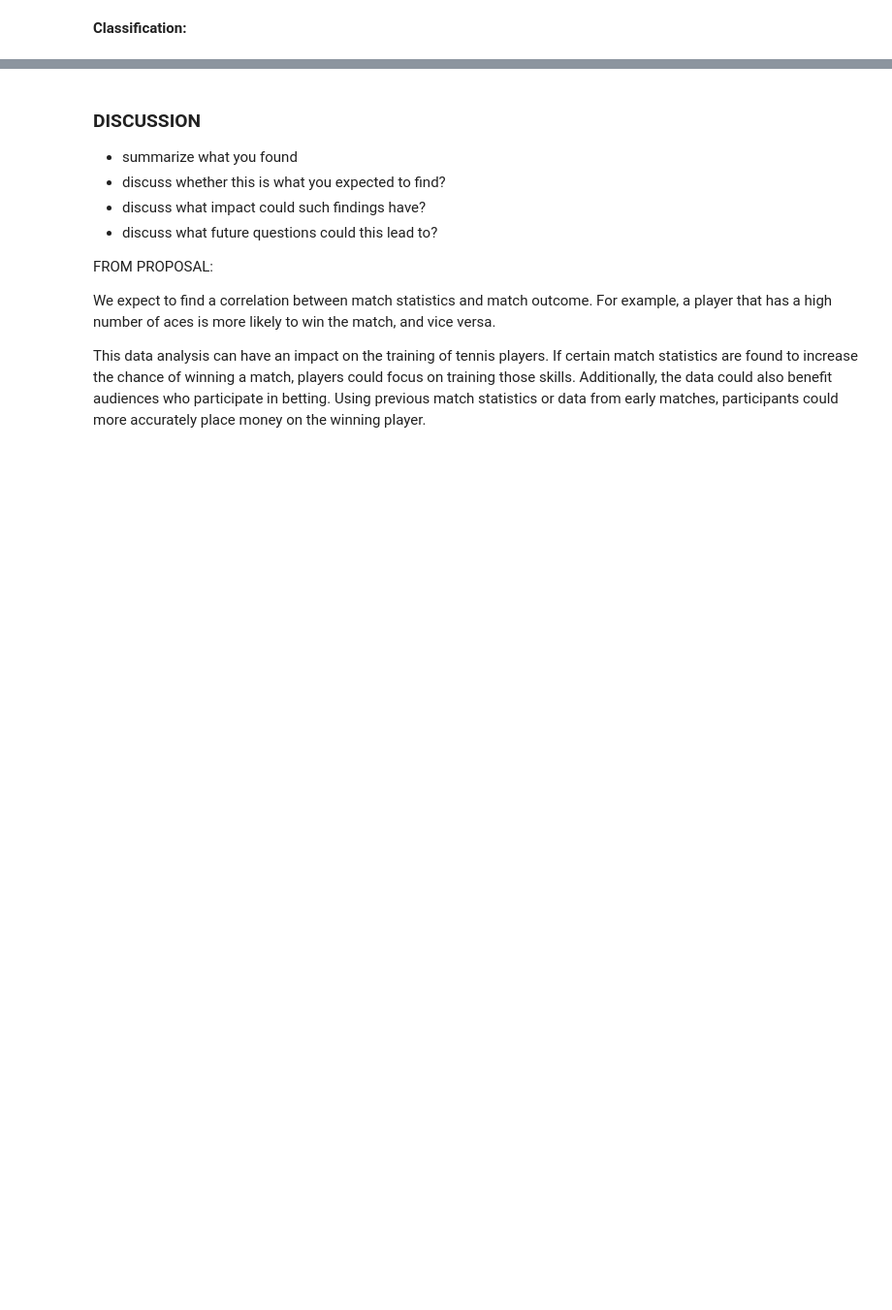
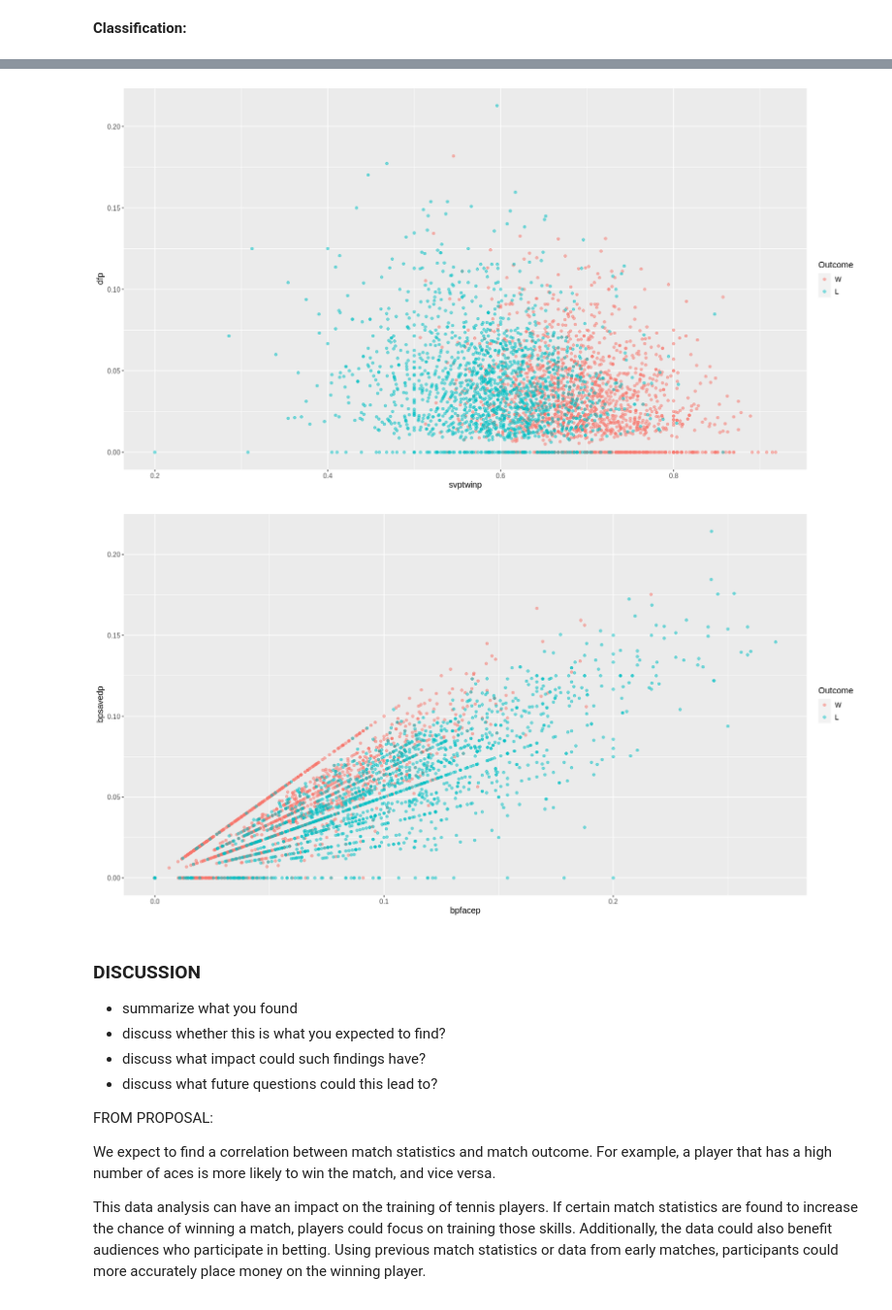
Before and after one commit to saucedo111/-Predicting-Tennis-Match-Outcomes, a Jupyter notebook: final_report.ipynb, the cells around one changed output, grey strips where cells are left out. Shown at 97% size. Saved outputs shown, nothing was run; the diff lists cells and outputs as text; code cells hidden in the pictures; blank space fills up the shorter version.

```diff
--- a/final_report.ipynb
+++ b/final_report.ipynb
@@ -338,0 +551,16 @@ bpSaved_plot
+# %%
+# KNN classification predicting
+knn_spec <- nearest_neighbor(weight_func = "rectangular", neighbors = 300) %>%
+  set_engine("kknn") %>%
+  set_mode("classification")
+tennis_fit <- workflow() %>%
+  add_recipe(tennis_recipe) %>%
+  add_model(knn_spec) %>%
+  fit(tennis_train_final)
+tennis_predict <- predict(tennis_fit, tennis_test_final)%>%
+                             bind_cols(tennis_test_final)
+tennis_metrics <- tennis_predict %>% metrics(truth=Outcome, estimate = .pred_class)
+tennis_conf_mat <- tennis_predict %>%
+                        conf_mat(truth = Outcome, estimate = .pred_class)
+tennis_metrics
+tennis_conf_mat
@@ -339,3 +577,26 @@ bpSaved_plot
+# %%
+# visualization
+# 2 graphs using different variables with importance to each other, serve category graph and break point category graph
+serve_g <- tennis_predict %>%
+  ggplot(aes(x = svptwinp, y = dfp, color = Outcome)) +
+  geom_point(alpha = 0.5) +
+  labs(x = "svptwinp",
+       y = "dfp",
+       color = "Outcome") +
+  theme(text = element_text(size = 12))
+bp_g <- tennis_predict %>%
+  ggplot(aes(x = bpfacep, y = bpsavedp, color = Outcome)) +
+  geom_point(alpha = 0.5) +
+  labs(x = "bpfacep",
+       y = "bpsavedp",
+       color = "Outcome") +
+  theme(text = element_text(size = 12))
+serve_g
+bp_g
+#maybe graph same 2 graphs again but with wrong preds only, top graph shows realtionship, bot graphs can show why pred is wrong
+# %% [output]
+[figure, added]
+[figure, added]
 # %% [markdown]
 ### DISCUSSION
 
```
Also changed, not shown: parts of 20 cells of this notebook.
